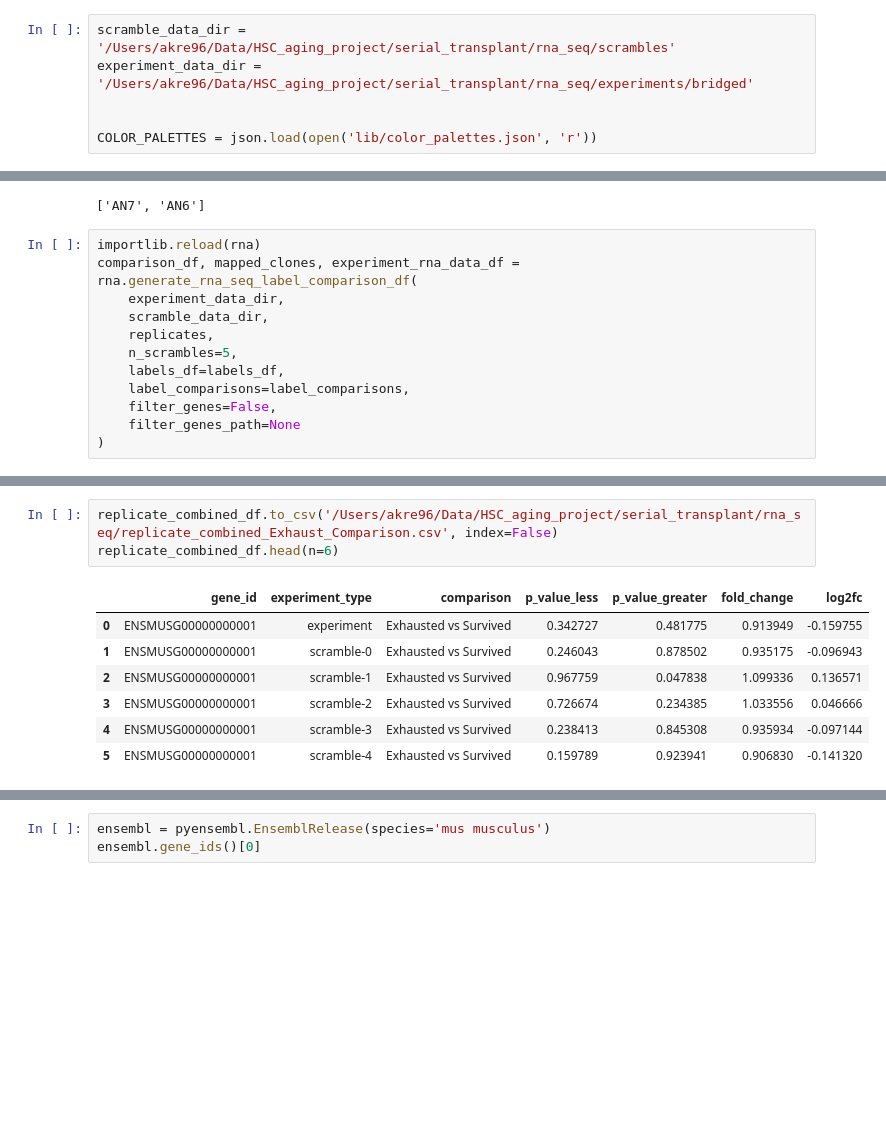
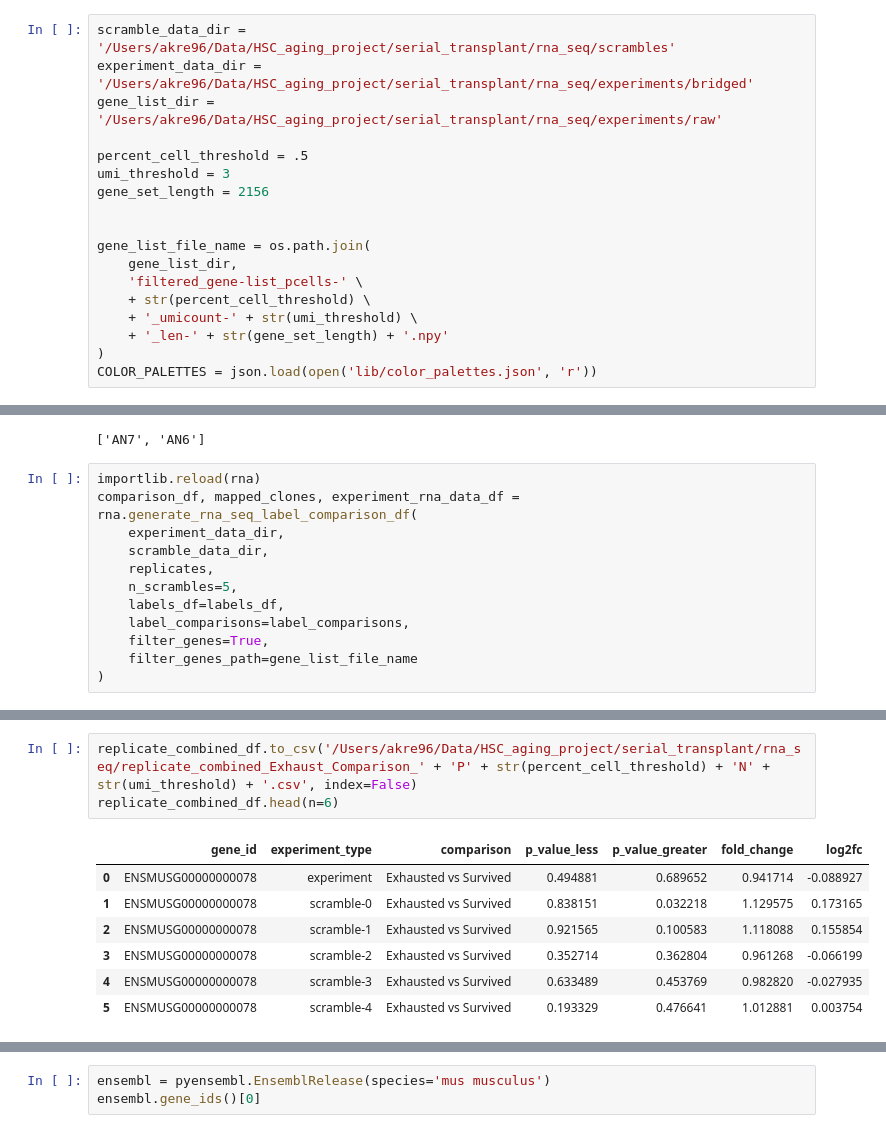
Before and after one commit to akre96/stemcell_aging, a Jupyter notebook: RNA_Seq_Serial_transplant.ipynb, the cells around one changed output, grey strips where cells are left out. Saved outputs shown, nothing was run; the diff lists cells and outputs as text; blank space fills up the shorter version.

```diff
--- a/RNA_Seq_Serial_transplant.ipynb
+++ b/RNA_Seq_Serial_transplant.ipynb
@@ -22,8 +22,20 @@ label_comparisons
 # %%
 scramble_data_dir = '/Users/akre96/Data/HSC_aging_project/serial_transplant/rna_seq/scrambles'
 experiment_data_dir = '/Users/akre96/Data/HSC_aging_project/serial_transplant/rna_seq/experiments/bridged'
+gene_list_dir = '/Users/akre96/Data/HSC_aging_project/serial_transplant/rna_seq/experiments/raw'
+
+percent_cell_threshold = .5
+umi_threshold = 3
+gene_set_length = 2156
 
 
+gene_list_file_name = os.path.join(
+    gene_list_dir,
+    'filtered_gene-list_pcells-' \
+    + str(percent_cell_threshold) \
+    + '_umicount-' + str(umi_threshold) \
+    + '_len-' + str(gene_set_length) + '.npy'
+)
 COLOR_PALETTES = json.load(open('lib/color_palettes.json', 'r'))
 # %%
 replicates = [f.split('_')[0] for f in os.listdir(experiment_data_dir) if f.split('.')[-1] == 'csv']
@@ -39,7 +51,7 @@ comparison_df, mapped_clones, experiment_rna_data_df = rna.generate_rna_seq_labe
     n_scrambles=5,
     labels_df=labels_df,
     label_comparisons=label_comparisons,
-    filter_genes=False,
-    filter_genes_path=None
+    filter_genes=True,
+    filter_genes_path=gene_list_file_name
 )
 # %% [output]
@@ -117,14 +137,14 @@ Time Elapsed: 67.7461679999999 seconds
 # %%
-replicate_combined_df.to_csv('/Users/akre96/Data/HSC_aging_project/serial_transplant/rna_seq/replicate_combined_Exhaust_Comparison.csv', index=False)
+replicate_combined_df.to_csv('/Users/akre96/Data/HSC_aging_project/serial_transplant/rna_seq/replicate_combined_Exhaust_Comparison_' + 'P' + str(percent_cell_threshold) + 'N' + str(umi_threshold) + '.csv', index=False)
 replicate_combined_df.head(n=6)
 # %% [output]
 |  | gene_id | experiment_type | comparison | p_value_less | p_value_greater | fold_change | log2fc |
-| 0 | ENSMUSG00000000001 | experiment | Exhausted vs Survived | 0.342727 | 0.481775 | 0.913949 | -0.159755 |
-| 1 | ENSMUSG00000000001 | scramble-0 | Exhausted vs Survived | 0.246043 | 0.878502 | 0.935175 | -0.096943 |
-| 2 | ENSMUSG00000000001 | scramble-1 | Exhausted vs Survived | 0.967759 | 0.047838 | 1.099336 | 0.136571 |
-| 3 | ENSMUSG00000000001 | scramble-2 | Exhausted vs Survived | 0.726674 | 0.234385 | 1.033556 | 0.046666 |
-| 4 | ENSMUSG00000000001 | scramble-3 | Exhausted vs Survived | 0.238413 | 0.845308 | 0.935934 | -0.097144 |
-| 5 | ENSMUSG00000000001 | scramble-4 | Exhausted vs Survived | 0.159789 | 0.923941 | 0.906830 | -0.141320 |
+| 0 | ENSMUSG00000000078 | experiment | Exhausted vs Survived | 0.494881 | 0.689652 | 0.941714 | -0.088927 |
+| 1 | ENSMUSG00000000078 | scramble-0 | Exhausted vs Survived | 0.838151 | 0.032218 | 1.129575 | 0.173165 |
+| 2 | ENSMUSG00000000078 | scramble-1 | Exhausted vs Survived | 0.921565 | 0.100583 | 1.118088 | 0.155854 |
+| 3 | ENSMUSG00000000078 | scramble-2 | Exhausted vs Survived | 0.352714 | 0.362804 | 0.961268 | -0.066199 |
+| 4 | ENSMUSG00000000078 | scramble-3 | Exhausted vs Survived | 0.633489 | 0.453769 | 0.982820 | -0.027935 |
+| 5 | ENSMUSG00000000078 | scramble-4 | Exhausted vs Survived | 0.193329 | 0.476641 | 1.012881 | 0.003754 |
 # %%
 importlib.reload(rna)
 
```
Also changed, not shown: parts of 14 cells of this notebook, 2 other files.
